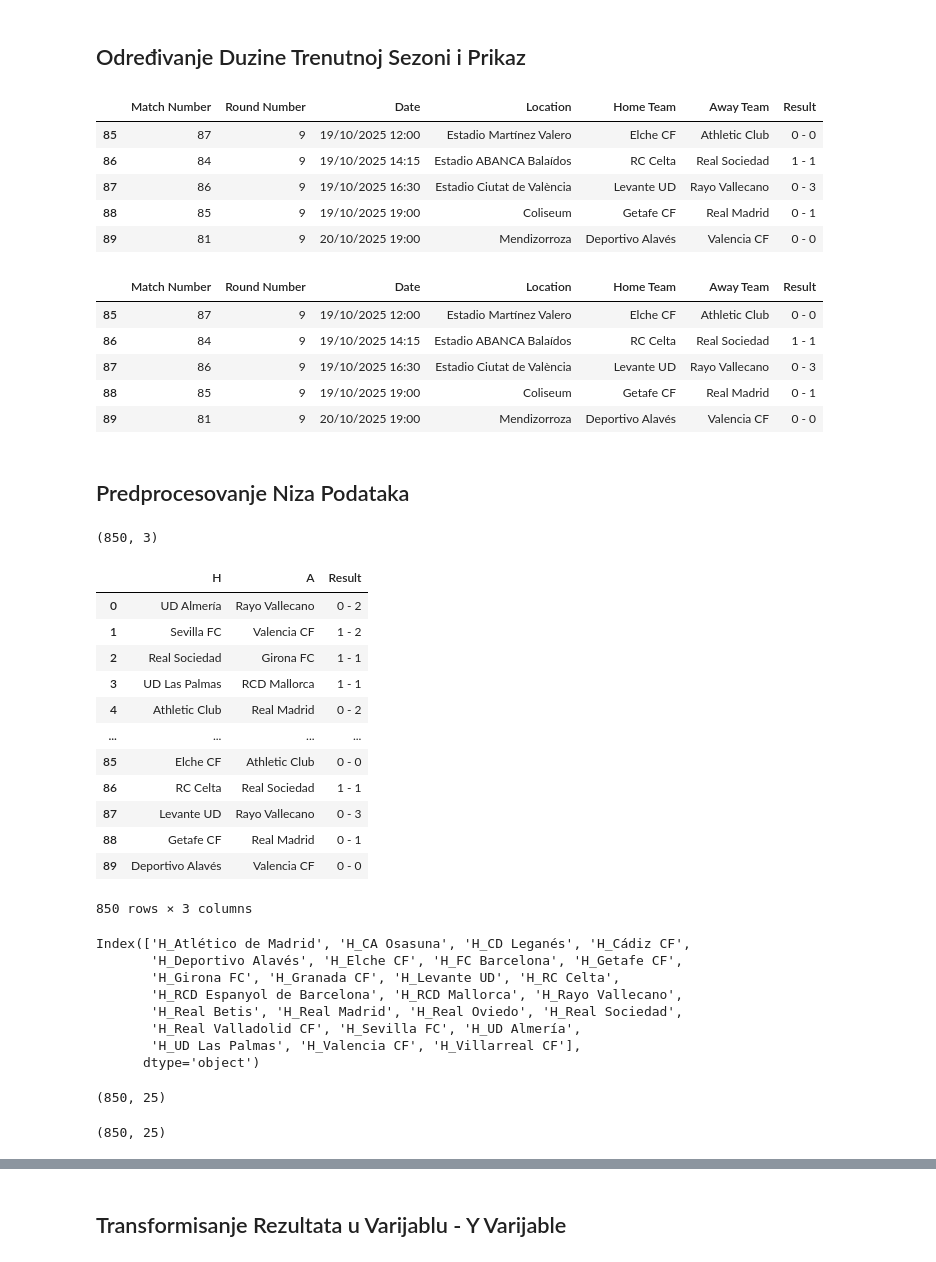
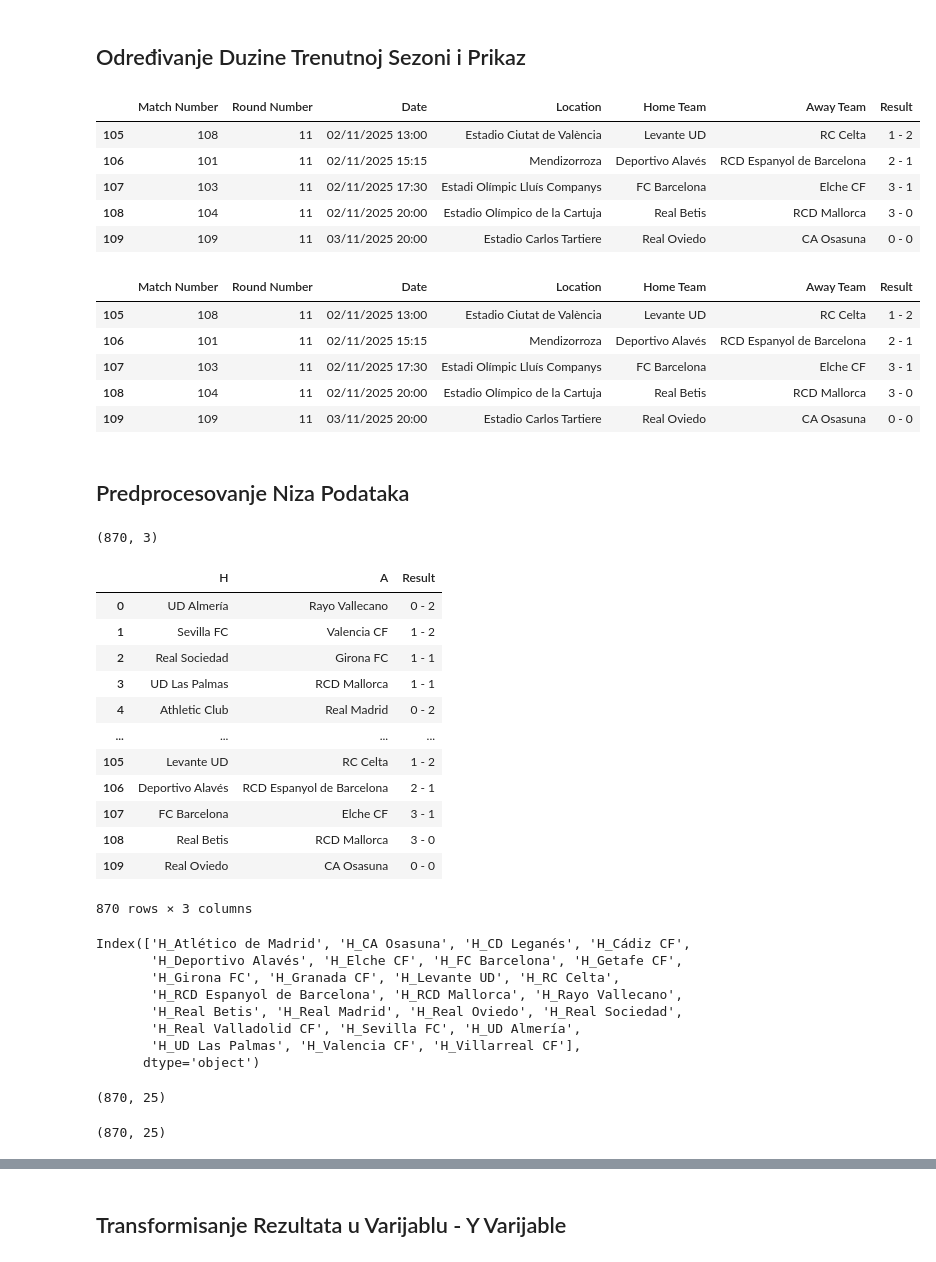
Before and after one commit to AmirBih/pred-rez-LaLiga, a Jupyter notebook: LaLiga- float_Predvidjanje_Pobjednika.ipynb, the cells around one changed output, grey strips where cells are left out. Cells and saved outputs as stored; diff of their text form; code cells hidden in the pictures.

```diff
--- a/LaLiga- float_Predvidjanje_Pobjednika.ipynb
+++ b/LaLiga- float_Predvidjanje_Pobjednika.ipynb
@@ -22,15 +22,15 @@ df_25_6["Away Team"] = df_25_6["Away Team"].replace("Celta", 'RC Celta')
 ## Određivanje Duzine Trenutnoj Sezoni i Prikaz
 # %%
 #odrediti duzinu sezone - OBAVEZNO!!!
-df_25_6 = df_25_6.head(90)
+df_25_6 = df_25_6.head(110)
 df_25_6.tail()
 # %% [output]
 |  | Match Number | Round Number | Date | Location | Home Team | Away Team | Result |
-| 85 | 87 | 9 | 19/10/2025 12:00 | Estadio Martínez Valero | Elche CF | Athletic Club | 0 - 0 |
-| 86 | 84 | 9 | 19/10/2025 14:15 | Estadio ABANCA Balaídos | RC Celta | Real Sociedad | 1 - 1 |
-| 87 | 86 | 9 | 19/10/2025 16:30 | Estadio Ciutat de València | Levante UD | Rayo Vallecano | 0 - 3 |
-| 88 | 85 | 9 | 19/10/2025 19:00 | Coliseum | Getafe CF | Real Madrid | 0 - 1 |
-| 89 | 81 | 9 | 20/10/2025 19:00 | Mendizorroza | Deportivo Alavés | Valencia CF | 0 - 0 |
+| 105 | 108 | 11 | 02/11/2025 13:00 | Estadio Ciutat de València | Levante UD | RC Celta | 1 - 2 |
+| 106 | 101 | 11 | 02/11/2025 15:15 | Mendizorroza | Deportivo Alavés | RCD Espanyol de Barcelona | 2 - 1 |
+| 107 | 103 | 11 | 02/11/2025 17:30 | Estadi Olímpic Lluís Companys | FC Barcelona | Elche CF | 3 - 1 |
+| 108 | 104 | 11 | 02/11/2025 20:00 | Estadio Olímpico de la Cartuja | Real Betis | RCD Mallorca | 3 - 0 |
+| 109 | 109 | 11 | 03/11/2025 20:00 | Estadio Carlos Tartiere | Real Oviedo | CA Osasuna | 0 - 0 |
 # %%
 #sjedinjavanje ta tri df niza podataka - po osi jedan - odnosno uzduž
 df_BL = pd.concat([df_23_4, df_24_5, df_25_6], axis=0)
@@ -40,11 +40,11 @@ df_BL = pd.concat([df_23_4, df_24_5, df_25_6], axis=0)
 df_BL.tail()
 # %% [output]
 |  | Match Number | Round Number | Date | Location | Home Team | Away Team | Result |
-| 85 | 87 | 9 | 19/10/2025 12:00 | Estadio Martínez Valero | Elche CF | Athletic Club | 0 - 0 |
-| 86 | 84 | 9 | 19/10/2025 14:15 | Estadio ABANCA Balaídos | RC Celta | Real Sociedad | 1 - 1 |
-| 87 | 86 | 9 | 19/10/2025 16:30 | Estadio Ciutat de València | Levante UD | Rayo Vallecano | 0 - 3 |
-| 88 | 85 | 9 | 19/10/2025 19:00 | Coliseum | Getafe CF | Real Madrid | 0 - 1 |
-| 89 | 81 | 9 | 20/10/2025 19:00 | Mendizorroza | Deportivo Alavés | Valencia CF | 0 - 0 |
+| 105 | 108 | 11 | 02/11/2025 13:00 | Estadio Ciutat de València | Levante UD | RC Celta | 1 - 2 |
+| 106 | 101 | 11 | 02/11/2025 15:15 | Mendizorroza | Deportivo Alavés | RCD Espanyol de Barcelona | 2 - 1 |
+| 107 | 103 | 11 | 02/11/2025 17:30 | Estadi Olímpic Lluís Companys | FC Barcelona | Elche CF | 3 - 1 |
+| 108 | 104 | 11 | 02/11/2025 20:00 | Estadio Olímpico de la Cartuja | Real Betis | RCD Mallorca | 3 - 0 |
+| 109 | 109 | 11 | 03/11/2025 20:00 | Estadio Carlos Tartiere | Real Oviedo | CA Osasuna | 0 - 0 |
 # %% [markdown]
 ## Predprocesovanje Niza Podataka
 # %%
@@ -52,7 +52,7 @@ df_BL.tail()
 df_BL = df_BL.drop(["Match Number","Round Number","Date","Location"],axis=1)
 df_BL.shape
 # %% [output]
-(850, 3)
+(870, 3)
 # %%
 df_BL.rename(columns={"Home Team":"H","Away Team":"A"},inplace=True)
 # %%
@@ -66,12 +66,12 @@ df_BL
 | 3 | UD Las Palmas | RCD Mallorca | 1 - 1 |
 | 4 | Athletic Club | Real Madrid | 0 - 2 |
 | ... | ... | ... | ... |
-| 85 | Elche CF | Athletic Club | 0 - 0 |
-| 86 | RC Celta | Real Sociedad | 1 - 1 |
-| 87 | Levante UD | Rayo Vallecano | 0 - 3 |
-| 88 | Getafe CF | Real Madrid | 0 - 1 |
-| 89 | Deportivo Alavés | Valencia CF | 0 - 0 |
+| 105 | Levante UD | RC Celta | 1 - 2 |
+| 106 | Deportivo Alavés | RCD Espanyol de Barcelona | 2 - 1 |
+| 107 | FC Barcelona | Elche CF | 3 - 1 |
+| 108 | Real Betis | RCD Mallorca | 3 - 0 |
+| 109 | Real Oviedo | CA Osasuna | 0 - 0 |
-850 rows × 3 columns
+870 rows × 3 columns
 # %%
 from sklearn.model_selection import train_test_split
 from sklearn.preprocessing import StandardScaler, LabelEncoder, OneHotEncoder
@@ -95,7 +95,7 @@ Index(['H_Atlético de Madrid', 'H_CA Osasuna', 'H_CD Leganés', 'H_Cádiz CF',
 # %%
 df_domacin.shape
 # %% [output]
-(850, 25)
+(870, 25)
 # %%
 #One Hot Encoder Timova - Gosti
 onehot_encoder_gost = OneHotEncoder(handle_unknown="ignore",drop="first")  # Ensure parameters are correct
@@ -104,7 +104,7 @@ df_gost = pd.DataFrame(kodiran_gost,columns=onehot_encoder_gost.get_feature_name
 # %%
 df_gost.shape
 # %% [output]
-(850, 25)
+(870, 25)
 # %%
 #Sjedinjavanje tih osobina domacin i gost
 df_jedan = pd.concat([df_domacin,df_gost],axis=1)
```
Also changed, not shown: parts of 7 cells of this notebook, 6 other files.
